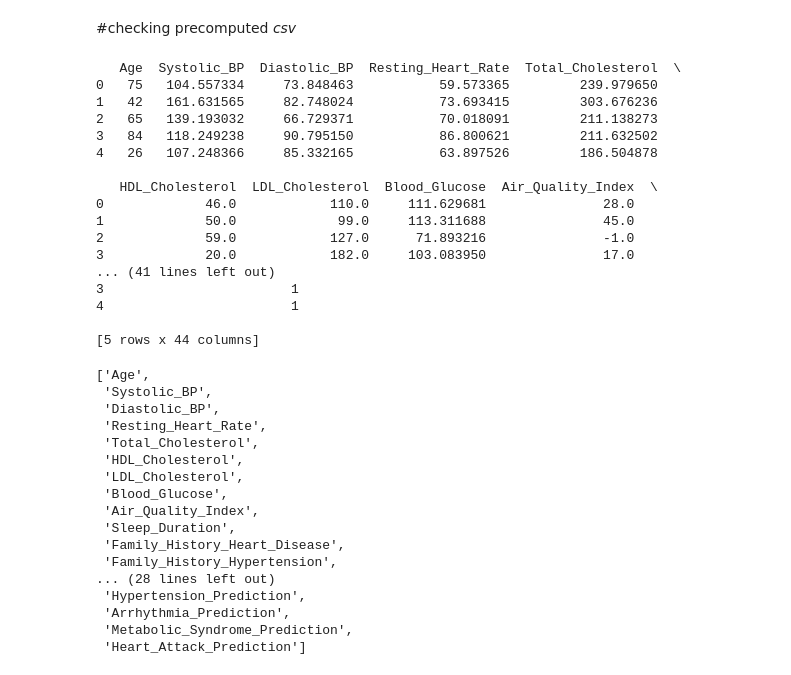
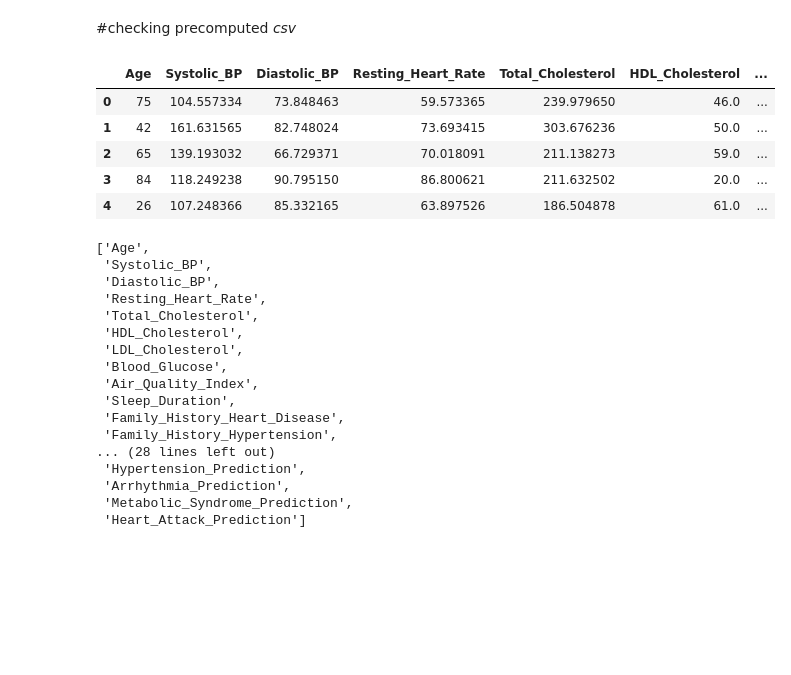
Before and after one commit to darpan02-cypher/Big-Data-Analytics, a Jupyter notebook: PHP-V-0.3/PHP_Predictive_Health_Passport_V_0_3.ipynb, the cells around one changed output. Drawn from its saved outputs; the diff is of its cells as text; code cells hidden in the pictures; blank space fills up the shorter version.

```diff
--- a/PHP-V-0.3/PHP_Predictive_Health_Passport_V_0_3.ipynb
+++ b/PHP-V-0.3/PHP_Predictive_Health_Passport_V_0_3.ipynb
@@ -1729,33 +1759,25 @@ features
 # %% [markdown]
 #checking precomputed *csv*
 # %%
-# prompt: head 5 rows of precomputed_predictiions.csv and show all culumn fileds
 
 import pandas as pd
 
-# Load the precomputed predictions DataFrame
-df_precomputed = pd.read_csv('precomputed_predictions.csv')
+# Load the CSV file into a pandas DataFrame
+df = pd.read_csv('/content/drive/MyDrive/BDA-team17/Trained model-PHP/precomputed_predictions.csv')
 
-# Display the first 5 rows and all columns
-print(df_precomputed.head())
+# Display the first 5 rows and all columns in a table format
+#print(df.head())
+
+#Alternatively, display a nicely formatted table
+from IPython.display import display, HTML
+display(HTML(df.head().to_html()))
 # %% [output]
-   Age  Systolic_BP  Diastolic_BP  Resting_Heart_Rate  Total_Cholesterol  \
-0   75   104.557334     73.848463           59.573365         239.979650
-1   42   161.631565     82.748024           73.693415         303.676236
-2   65   139.193032     66.729371           70.018091         211.138273
-3   84   118.249238     90.795150           86.800621         211.632502
-4   26   107.248366     85.332165           63.897526         186.504878
-
-   HDL_Cholesterol  LDL_Cholesterol  Blood_Glucose  Air_Quality_Index  \
-0             46.0            110.0     111.629681               28.0
-1             50.0             99.0     113.311688               45.0
-2             59.0            127.0      71.893216               -1.0
-3             20.0            182.0     103.083950               17.0
-... (41 lines left out)
-3                        1
-4                        1
-
-[5 rows x 44 columns]
+|  | Age | Systolic_BP | Diastolic_BP | Resting_Heart_Rate | Total_Cholesterol | HDL_Cholesterol | ... |
+| 0 | 75 | 104.557334 | 73.848463 | 59.573365 | 239.979650 | 46.0 | ... |
+| 1 | 42 | 161.631565 | 82.748024 | 73.693415 | 303.676236 | 50.0 | ... |
+| 2 | 65 | 139.193032 | 66.729371 | 70.018091 | 211.138273 | 59.0 | ... |
+| 3 | 84 | 118.249238 | 90.795150 | 86.800621 | 211.632502 | 20.0 | ... |
+| 4 | 26 | 107.248366 | 85.332165 | 63.897526 | 186.504878 | 61.0 | ... |
 # %%
 
 import pandas as pd
```
Also changed, not shown: parts of 12 cells of this notebook.
